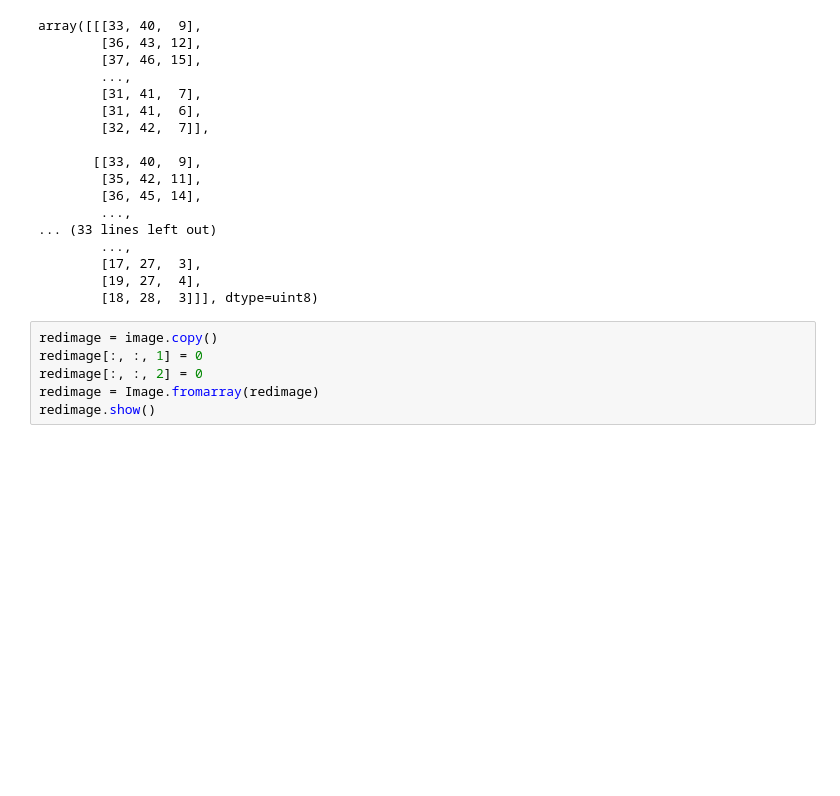
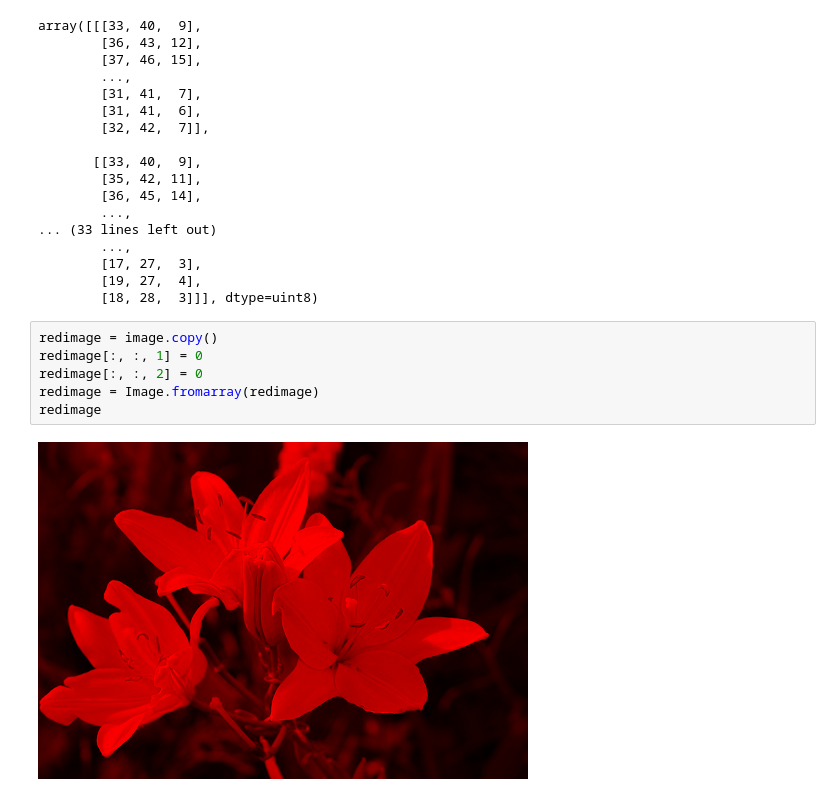
Before and after one commit to lillybethw/DS1002, a Jupyter notebook: rgbfilter.ipynb, the cells around one changed output. Drawn from its saved outputs; the diff is of its cells as text; blank space fills up the shorter version.

```diff
--- a/rgbfilter.ipynb
+++ b/rgbfilter.ipynb
@@ -34,6 +34,8 @@ array([[[33, 40,  9],
 # %%
 redimage = image.copy()
 redimage[:, :, 1] = 0
 redimage[:, :, 2] = 0
 redimage = Image.fromarray(redimage)
-redimage.show()
+redimage
+# %% [output]
+[figure, added]
```
Also changed, not shown: parts of 1 cell of this notebook.
